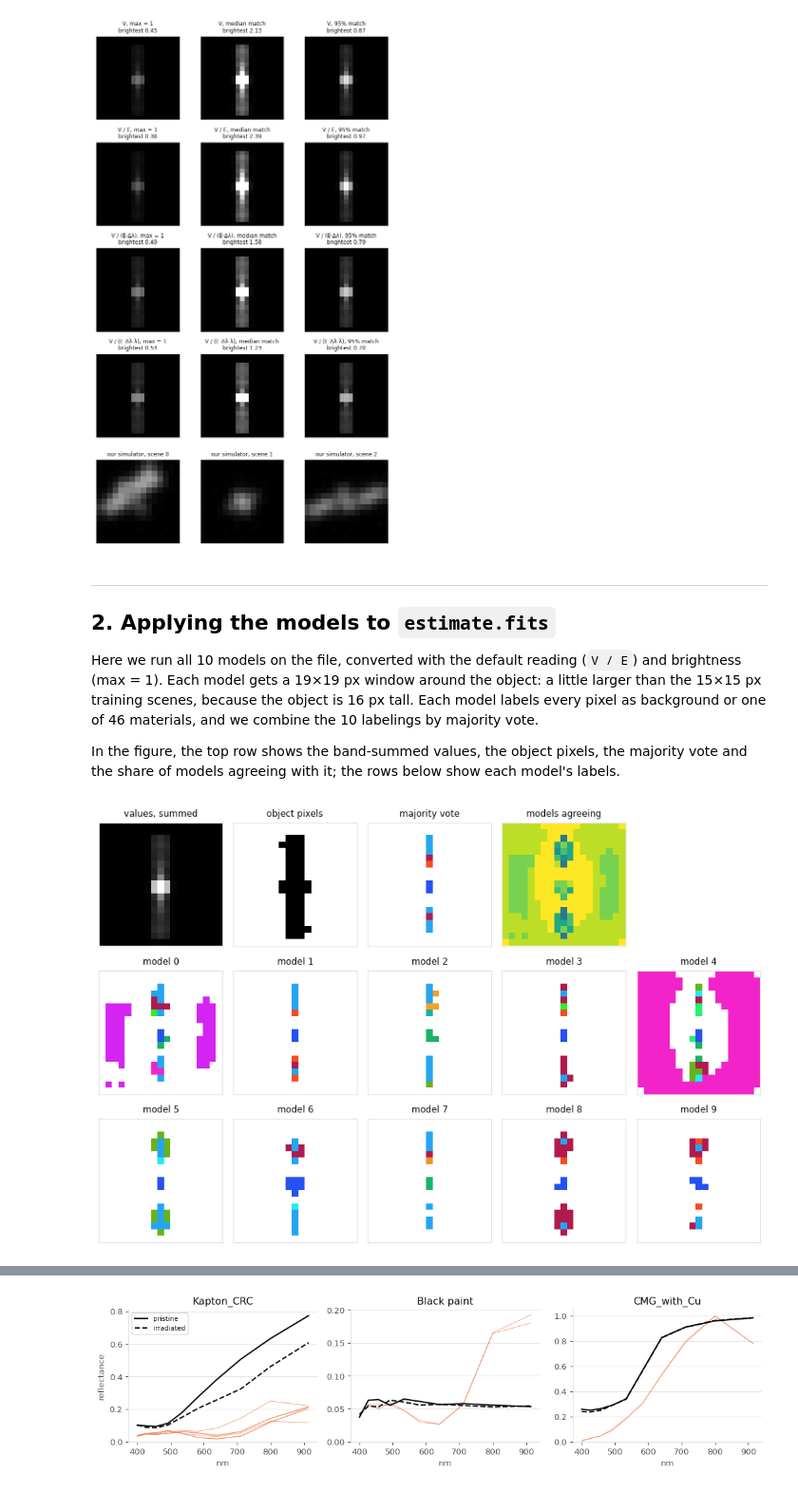
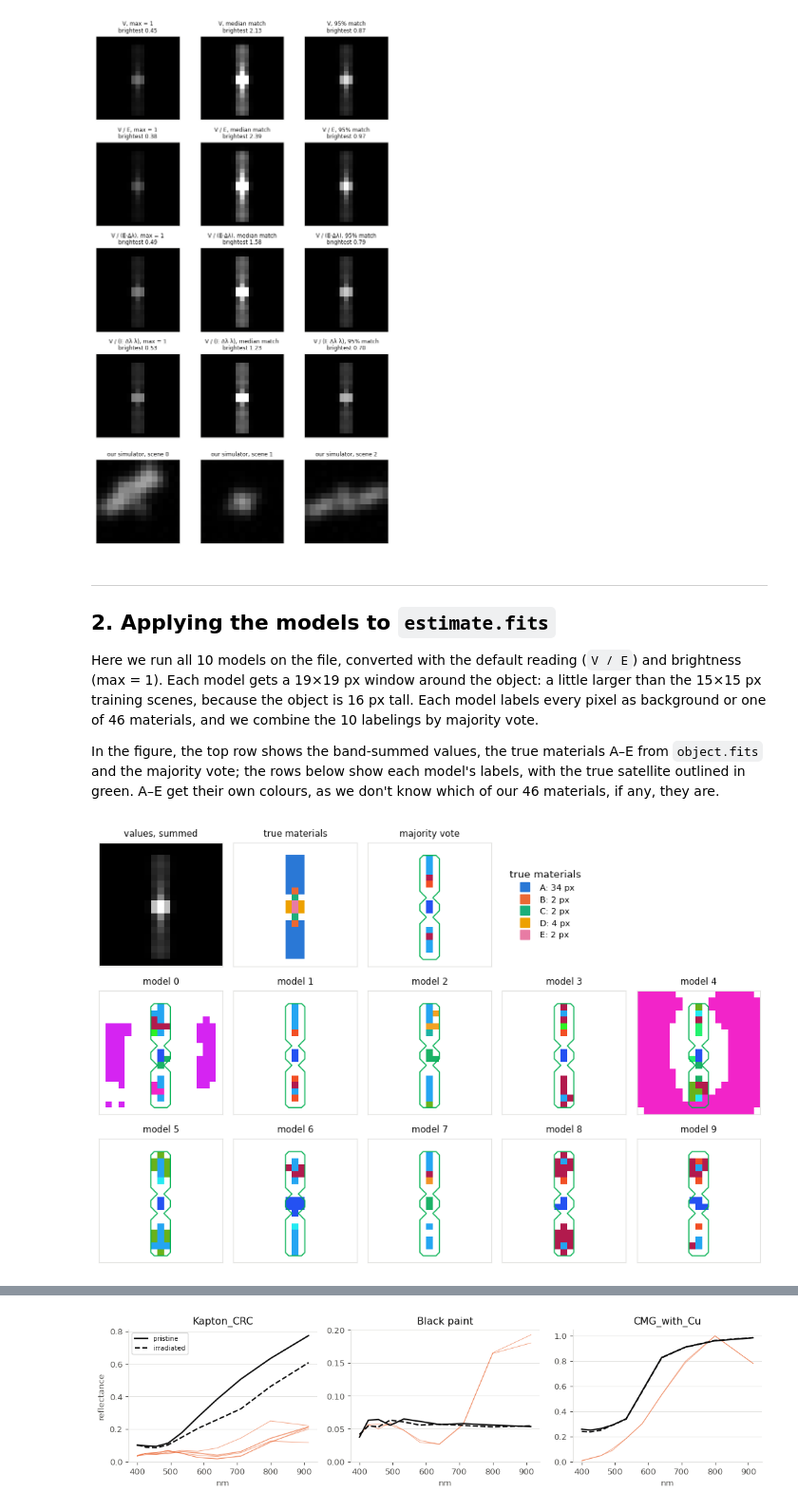
Before and after one commit to paavalipopov/satellites, a Jupyter notebook: scripts/03_estimate_fits.ipynb, the cells around one changed output, grey strips where cells are left out. Shown at 95% size. Saved outputs shown, nothing was run; the diff lists cells and outputs as text; code cells hidden in the pictures.

```diff
--- a/scripts/03_estimate_fits.ipynb
+++ b/scripts/03_estimate_fits.ipynb
@@ -36,6 +41,7 @@ from src.registry import build_model
 warnings.simplefilter("ignore", SpectralLibraryWarning)  # flagged-band reports, see notebook 01
 
 FITS = ROOT / "assets" / "new_input" / "estimate.fits"
+TRUTH = ROOT / "assets" / "new_input" / "object.fits"   # the true scene behind it
 MESSAGE_BANDS = [914.286, 800.000, 711.111, 640.000, 581.818, 533.333, 492.308, 457.143,
                  426.667, 400.000]           # nm, in the file's order (message.txt): red to blue
 
@@ -51,9 +57,12 @@ assert np.allclose(LAM, sorted(MESSAGE_BANDS))
 
 S1, S2 = "#2a78d6", "#eb6834"                                        # generator: blue, FITS: orange
 INK, INK2, MUTED, GRID = "#0b0b0b", "#52514e", "#8a8a8f", "#e4e4e2"  # text, ticks/labels, faint lines, grid
+TRUE = "#00b050"                                                     # the true object (object.fits): green
 # white background, then saturated material colours (golden-ratio hues), so fading shows
 HUES = [((i * 0.618) % 1, 0.85, 0.95 if i % 2 else 0.7) for i in range(N_CLASSES - 1)]
 MATERIALS = ListedColormap(["white", *(hsv_to_rgb(h) for h in HUES)])
+# the true materials A-E: their own colours, as we don't know which of ours they are
+REGIONS = ListedColormap(["white", "#2a78d6", "#eb6834", "#1baf7a", "#eda100", "#e87ba4"])
 plt.rcParams.update({
     "figure.facecolor": "white", "axes.facecolor": "white",
     "axes.edgecolor": GRID, "axes.labelcolor": INK2,
@@ -73,6 +82,11 @@ def show(ax, image, title, **kw):
     ax.imshow(image, interpolation="nearest", **kw)
     ax.set_xticks([]); ax.set_yticks([]); ax.set_title(title, fontsize=8.5)
     ax.spines[["top", "right"]].set_visible(True)
+
+
+def outline(ax, mask):
+    # the true object (object.fits) as a green line on a panel
+    ax.contour(mask, levels=[0.5], colors=TRUE, linewidths=1)
 # %% [markdown]
 ---
 ## 0. How good are the 10-band models?
@@ -226,9 +258,10 @@ change the default, set `READING`.
 READING = "V / E"
 
 
-def reflectance(scale, reading=None):
-    # the cube as reflectance under a reading, times a brightness scale
-    return cube / READINGS[reading or READING][:, None, None] * scale
+def reflectance(scale, reading=None, image=None):
+    # a cube (default: the file's) as reflectance under a reading, times a brightness scale
+    image = cube if image is None else image
+    return image / READINGS[reading or READING][:, None, None] * scale
 # %% [markdown]
 ### 1.4 Brightness
 
@@ -250,11 +283,11 @@ gen_fg = gen_cubes.transpose(1, 0, 2, 3)[:, gen_masks > 0]       # [bands, satel
 gen_bg = gen_cubes.transpose(1, 0, 2, 3)[:, gen_masks == 0]
 
 
-def scale_rules(reading=None):
-    # k under each rule, for the object's pixels under a reading
-    brightness = reflectance(1.0, reading)[:, footprint].mean(0)
-    reference = gen_fg.mean(0)
-    return {"max = 1": 1 / reflectance(1.0, reading)[:, footprint].max(),
+def scale_rules(reading=None, image=None, pixels=None):
+    # k under each rule, for an object's pixels (default: the file's) under a reading
+    values = reflectance(1.0, reading, image)[:, footprint if pixels is None else pixels]
+    brightness, reference = values.mean(0), gen_fg.mean(0)
+    return {"max = 1": 1 / values.max(),
             "median match": np.median(reference) / np.median(brightness),
             "95% match": np.percentile(reference, 95) / np.percentile(brightness, 95)}
 
@@ -329,45 +362,50 @@ brightness (max = 1). Each model gets a 19×19 px window around the object: a li
 the 15×15 px training scenes, because the object is 16 px tall. Each model labels every pixel as
 background or one of 46 materials, and we combine the 10 labelings by majority vote.
 
-In the figure, the top row shows the band-summed values, the object pixels, the majority vote and
-the share of models agreeing with it; the rows below show each model's labels.
+In the figure, the top row shows the band-summed values, the true materials A–E from
+`object.fits` and the majority vote; the rows below show each model's labels, with the true
+satellite outlined in green. A–E get their own colours, as we don't know which of our 46
+materials, if any, they are.
 # %%
 models = []
 for rundir in sorted(EXPDIR.glob("run_*"), key=lambda p: int(p.name.split("_")[1])):
     model = build_model(config)
     model.load_state_dict(torch.load(rundir / "model.best.pth", map_location="cpu"))
     models.append(model.eval())
 
 
 def predict(x):
     # every run's labels for a [bands, H, W] input: [runs, H, W]
     with torch.no_grad():
         t = torch.from_numpy(x[None]).float()
         return torch.stack([m(t).argmax(1)[0] for m in models]).numpy()
 
 
 def vote(preds):
-    # majority label per pixel, and the share of runs that give it
-    v = torch.from_numpy(preds).mode(0).values.numpy()
-    return v, (preds == v).mean(0)
+    # majority label per pixel
+    return torch.from_numpy(preds).mode(0).values.numpy()
 
 
 CROP = 19
 preds = predict(window(reflectance(SCALE), CROP, centre))
-labels, agreement = vote(preds)
-fp = window(footprint, CROP, centre)
+labels = vote(preds)
+tf, tr = window(true_fg, CROP, centre), window(regions, CROP, centre)   # the truth in the window
 
 fig, axes = plt.subplots(3, 5, figsize=(9, 6))
 show(axes[0, 0], window(total, CROP, centre), "values, summed", cmap="gray")
-show(axes[0, 1], fp, "object pixels", cmap="gray_r")
+show(axes[0, 1], tr, "true materials", cmap=REGIONS, vmin=0, vmax=5)
 show(axes[0, 2], labels, "majority vote", cmap=MATERIALS, vmin=0, vmax=N_CLASSES - 1)
-show(axes[0, 3], agreement, "models agreeing", cmap="viridis", vmin=0, vmax=1)
-axes[0, 4].axis("off")
 for r, ax in enumerate(axes[1:].flat):
     show(ax, preds[r], f"model {r}", cmap=MATERIALS, vmin=0, vmax=N_CLASSES - 1)
+for ax in [axes[0, 2], *axes[1:].flat]:
+    outline(ax, tf)
+keys = [plt.Line2D([], [], marker="s", ls="", ms=8, color=REGIONS(k), label=f"{'ABCDE'[k - 1]}: {(tr == k).sum()} px")
+        for k in range(1, 6)]
+axes[0, 3].legend(handles=keys, title="true materials", fontsize=8, loc="center left", frameon=False)
+axes[0, 3].axis("off"); axes[0, 4].axis("off")
 fig.tight_layout()
 # %% [output]
-[figure, old version]
+[figure, new version]
 # %% [markdown]
 ### 2.1 Spectra of the 3 common predicted materials
 
```
Also changed, not shown: parts of 14 cells of this notebook, 2 other files.
